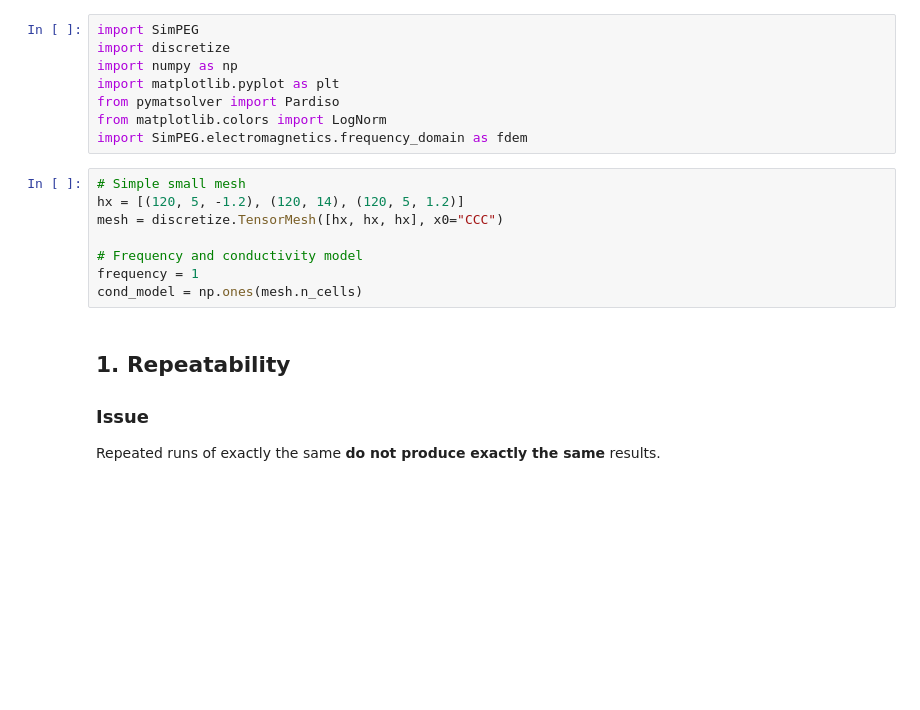
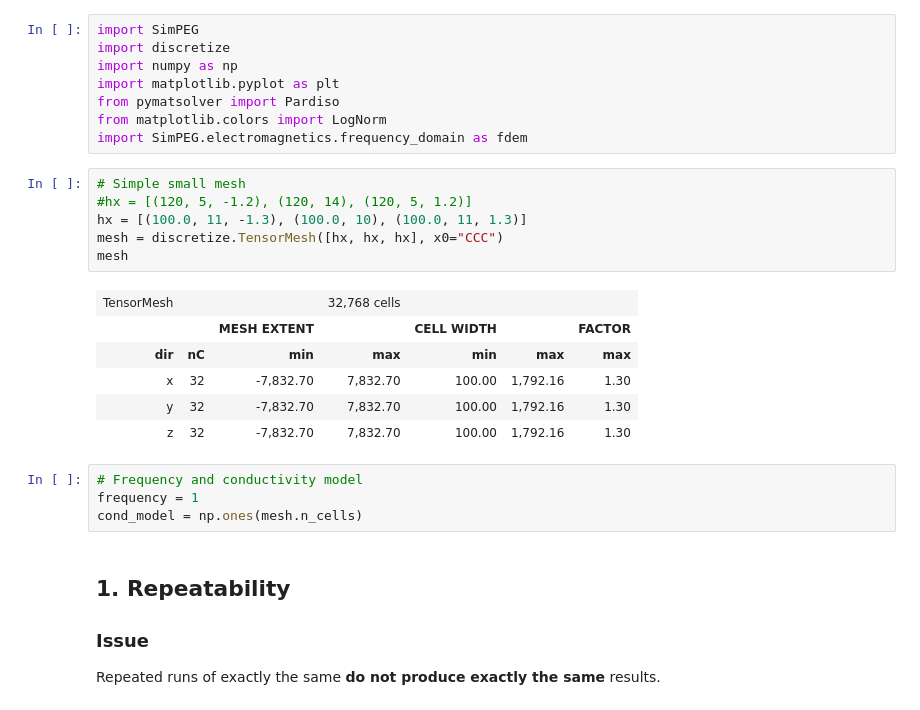
Before and after one commit to prisae/tmp-share, a Jupyter notebook: SimPEG-FDEM.ipynb, the cells around one changed output. Drawn from its saved outputs; the diff is of its cells as text; blank space fills up the shorter version.

```diff
--- a/SimPEG-FDEM.ipynb
+++ b/SimPEG-FDEM.ipynb
@@ -12,12 +12,21 @@ from matplotlib.colors import LogNorm
 import SimPEG.electromagnetics.frequency_domain as fdem
 # %%
 # Simple small mesh
-hx = [(120, 5, -1.2), (120, 14), (120, 5, 1.2)]
+#hx = [(120, 5, -1.2), (120, 14), (120, 5, 1.2)]
+hx = [(100.0, 11, -1.3), (100.0, 10), (100.0, 11, 1.3)]
 mesh = discretize.TensorMesh([hx, hx, hx], x0="CCC")
-
-# Frequency and conductivity model
-frequency = 1
-cond_model = np.ones(mesh.n_cells)
+mesh
+# %% [output]
+| TensorMesh |  |  | 32,768 cells |  |  |  |
+|  |  | MESH EXTENT |  | CELL WIDTH |  | FACTOR |
+| dir | nC | min | max | min | max | max |
+| x | 32 | -7,832.70 | 7,832.70 | 100.00 | 1,792.16 | 1.30 |
+| y | 32 | -7,832.70 | 7,832.70 | 100.00 | 1,792.16 | 1.30 |
+| z | 32 | -7,832.70 | 7,832.70 | 100.00 | 1,792.16 | 1.30 |
+# %%
+# Frequency and conductivity model
+frequency = 1
+cond_model = np.ones(mesh.n_cells)
 # %% [markdown]
 ## 1. Repeatability
 
```
Also changed, not shown: parts of 7 cells of this notebook.
